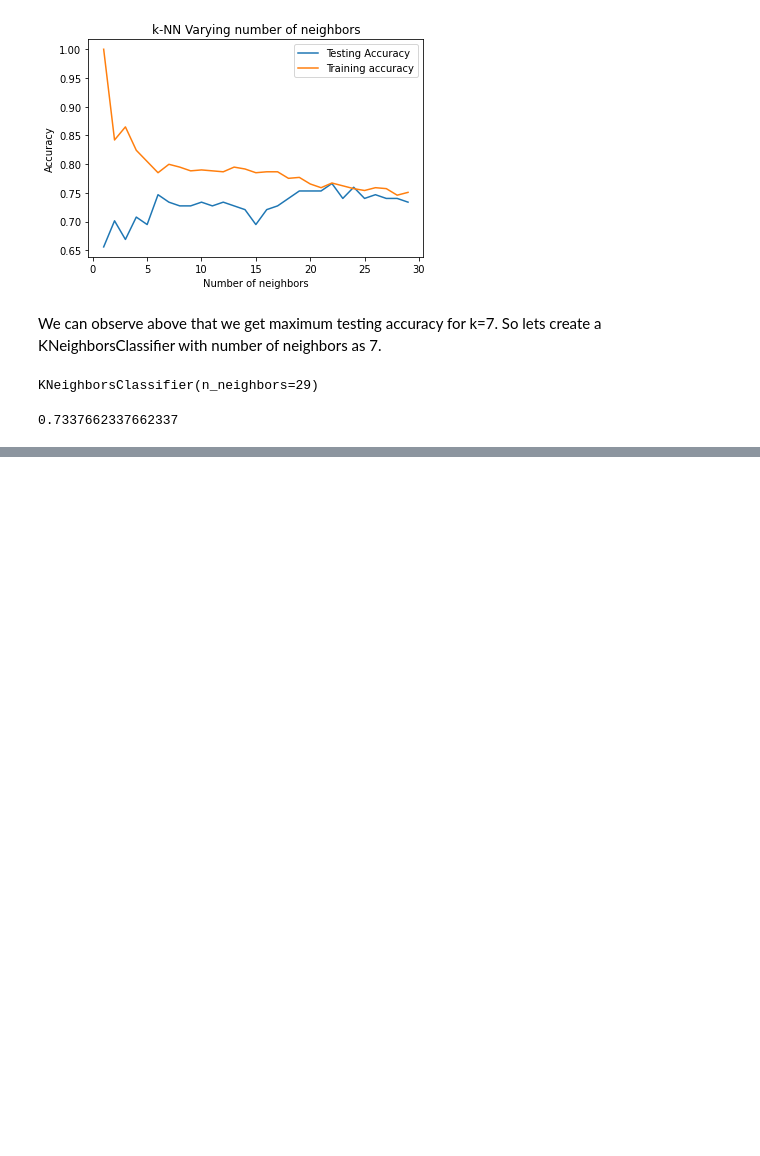
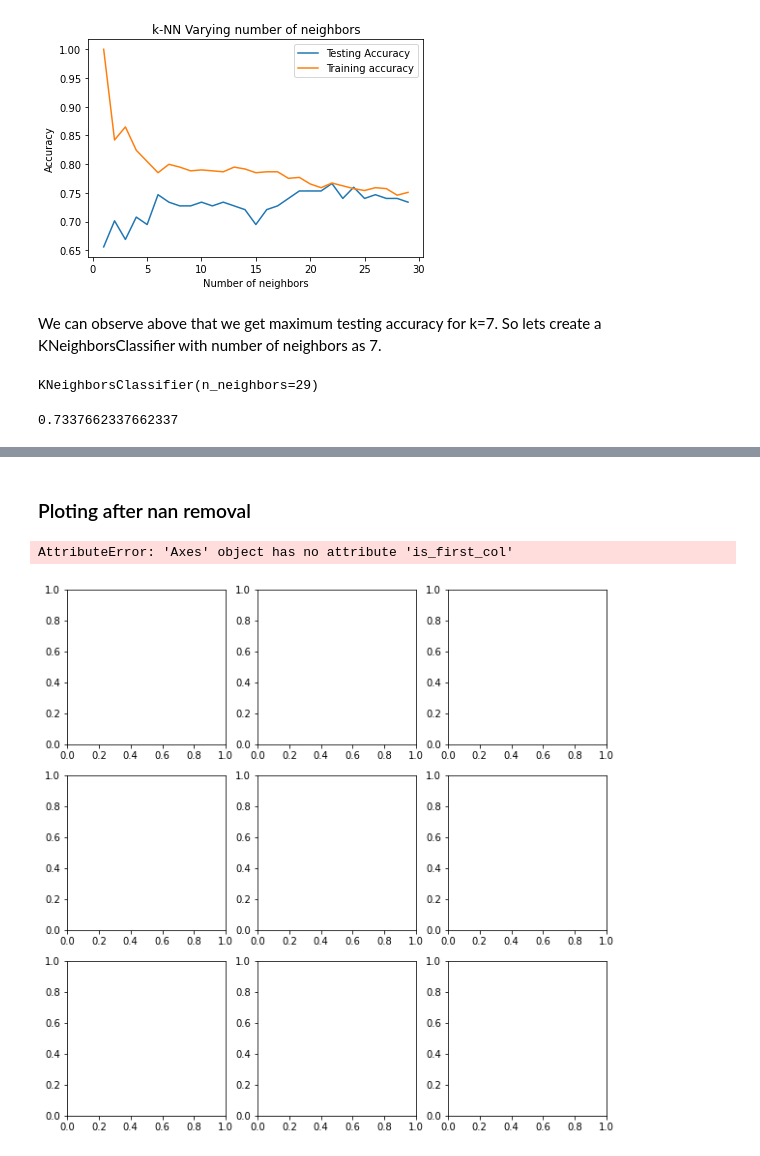
Before and after one commit to PETERNJUGU4/PREDICTING_WHETHER_-ONE-_HAVE_DIABETES_USING_KNN_MODEL, a Jupyter notebook: index.ipynb, the cells around one changed output, grey strips where cells are left out. Drawn from its saved outputs; the diff is of its cells as text; code cells hidden in the pictures; blank space fills up the shorter version.

```diff
--- a/index.ipynb
+++ b/index.ipynb
@@ -155,0 +183,10 @@ knn.score(x_test,y_test)
+# %%
+# Normal distribution replace with mean
+# Skewed distribution replace with median
+
+
+df['Glucose'].fillna(df['Glucose'].mean(), inplace = True)
+df['BloodPressure'].fillna(df['BloodPressure'].mean(), inplace = True)
+df['SkinThickness'].fillna(df['SkinThickness'].median(), inplace = True)
+df['Insulin'].fillna(df['Insulin'].median(), inplace = True)
+df['BMI'].fillna(df['BMI'].median(), inplace = True
@@ -155,0 +195,7 @@ knn.score(x_test,y_test)
+# %% [markdown]
+### Ploting after nan removal
+# %%
+p=df.hist(figsize = (10,10))
+# %% [output]
+AttributeError: 'Axes' object has no attribute 'is_first_col'
+[figure, added]
```
Also changed, not shown: parts of 5 cells of this notebook.
